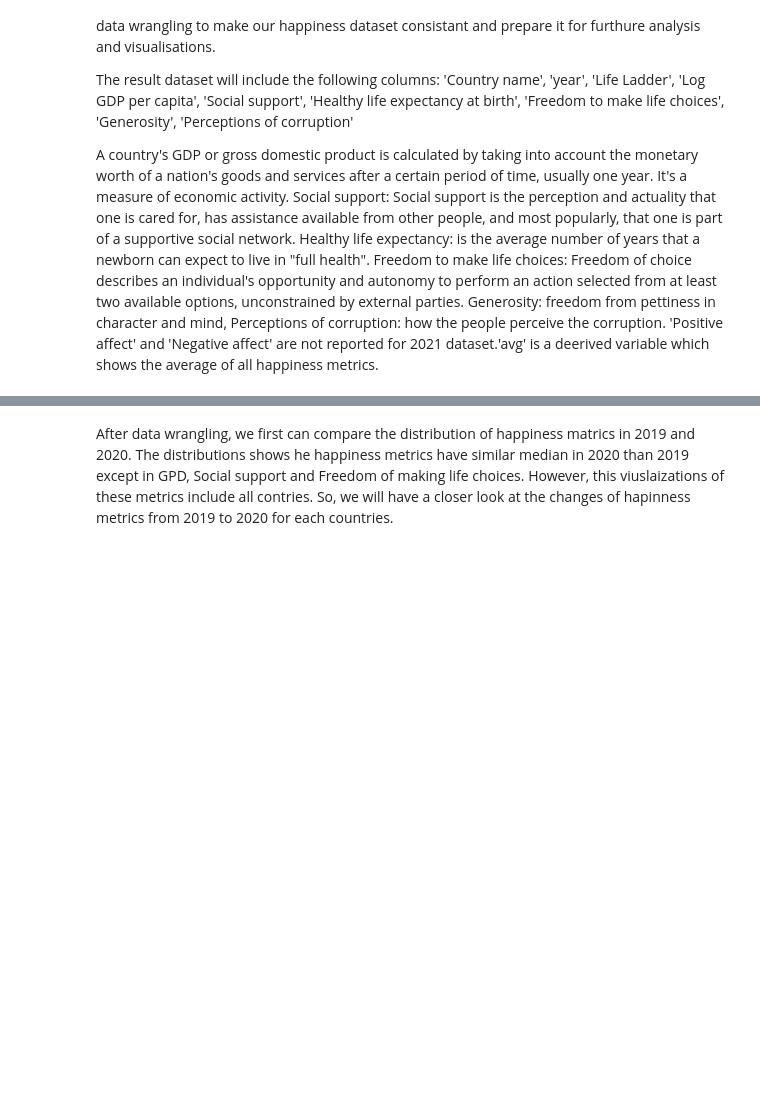
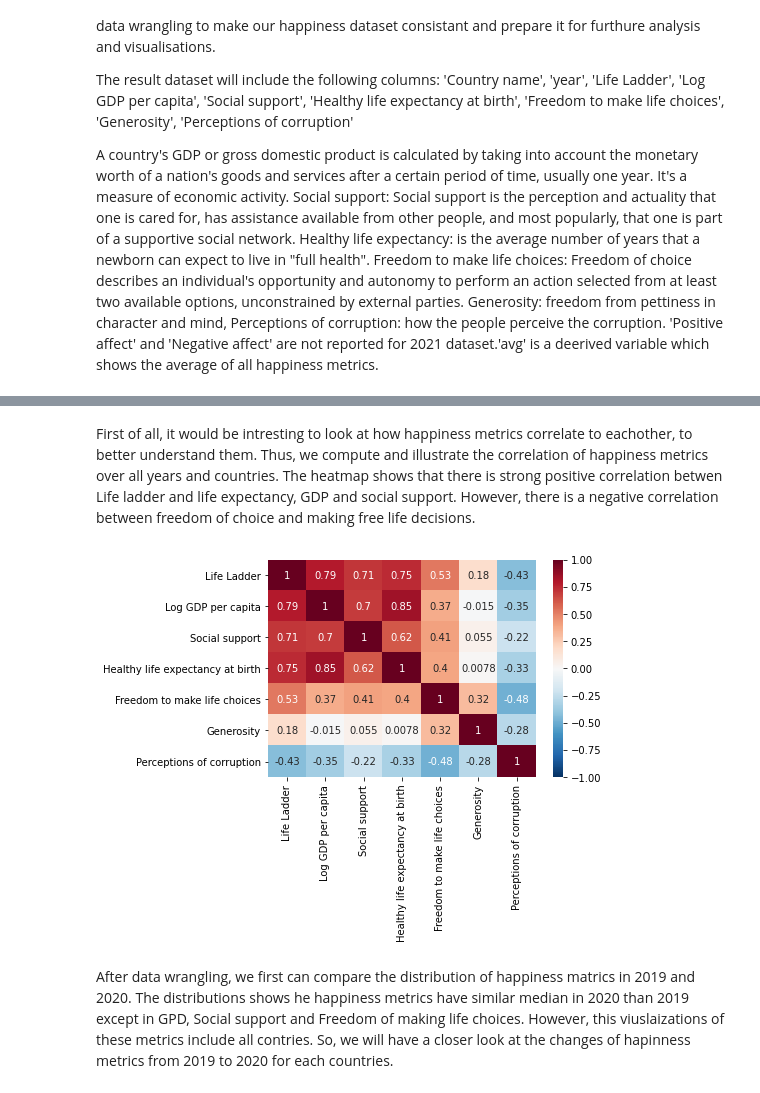
Before and after one commit to nemote95/Kaggle-playground, a Jupyter notebook: world happiness.ipynb, the cells around one changed output, grey strips where cells are left out. Drawn from its saved outputs; the diff is of its cells as text; code cells hidden in the pictures; blank space fills up the shorter version.

```diff
--- a/world happiness.ipynb
+++ b/world happiness.ipynb
@@ -71,6 +66,17 @@ happiness_data
 | 147 | Zimbabwe | 2021 | 3.145 | 7.943 | 0.750 | 56.201 | ... |
 | 148 | Afghanistan | 2021 | 2.523 | 7.695 | 0.463 | 52.493 | ... |
 2098 rows × 10 columns
+# %% [markdown]
+First of all, it would be intresting to look at how happiness metrics correlate to eachother, to better understand them. Thus, we compute and illustrate the correlation of happiness metrics over all years and countries.
+The heatmap shows that there is strong positive correlation betwen Life ladder and life expectancy, GDP and social support. However, there is a negative correlation between freedom of choice and making free life decisions.
+# %%
+corr_cols = happiness_data.columns[2:-1] #ignore year and country and the average
+corr = happiness_data[corr_cols].corr()
+plt.figure()
+sns.heatmap(corr, center=0, annot=True, vmin=-1, vmax=1, cmap="RdBu_r")
+plt.show()
+# %% [output]
+[figure, added]
 # %% [markdown]
  After data wrangling, we first can compare the distribution of happiness matrics in 2019 and 2020. The distributions shows he happiness metrics have similar median in 2020 than 2019 except in GPD, Social support and Freedom of making life choices. However, this viuslaizations of these metrics include all contries. So, we will have a closer look at the changes of hapinness metrics from 2019 to 2020 for each countries.
 # %%
```
Also changed, not shown: parts of 9 cells of this notebook, 2 other files.
